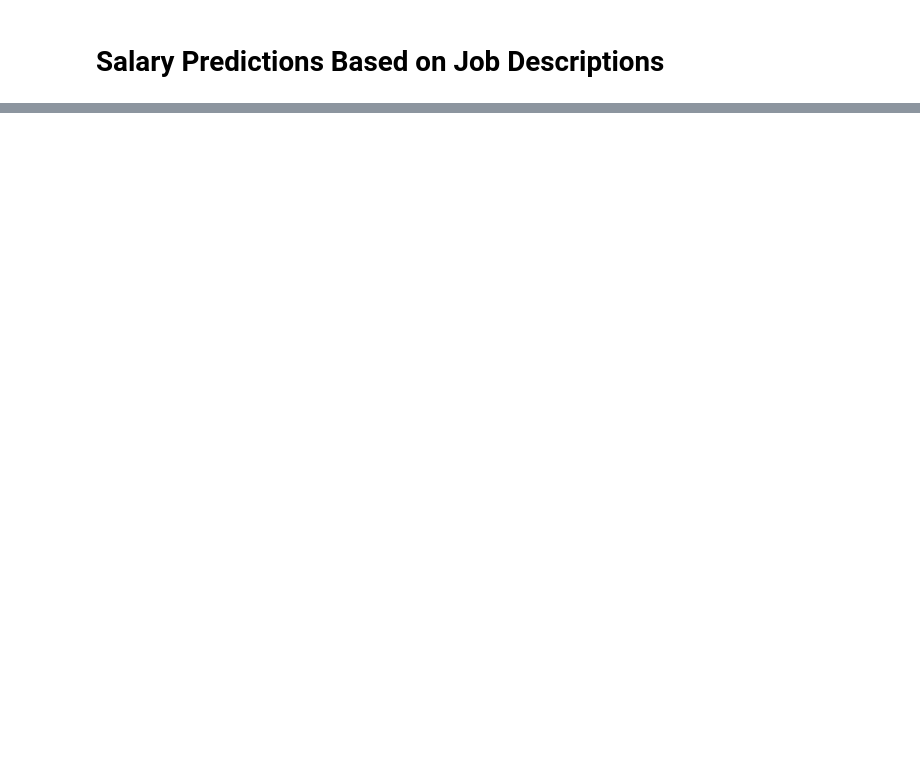
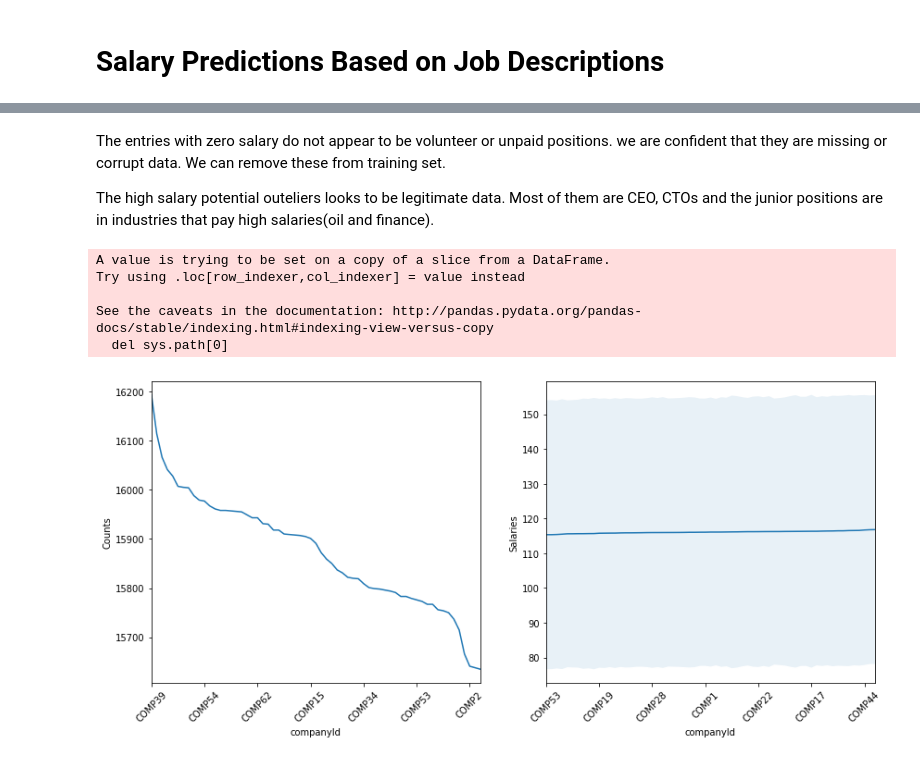
Before and after one commit to Niroop93/salaryprediction, a Jupyter notebook: Salary Prediction Project.ipynb, the cells around one changed output, grey strips where cells are left out. Saved outputs shown, nothing was run; the diff lists cells and outputs as text; code cells hidden in the pictures; blank space fills up the shorter version.

```diff
--- a/Salary Prediction Project.ipynb
+++ b/Salary Prediction Project.ipynb
@@ -90,0 +294,51 @@ We'll skip this step since we don't have the outcomes for the test data
+# %% [markdown]
+The entries with zero salary do not appear to be volunteer or unpaid positions. we are confident that they are missing or corrupt data. We can remove these from training set.
+
+The high salary potential outeliers looks to be legitimate data. Most of them are CEO, CTOs and the junior positions are in industries that pay high salaries(oil and finance).
+# %%
+#Remove data zero salary
+train_df = train_df[train_df.salary > 8.5]
+# %%
+def plot_feature(df, col):
+    '''
+    Make plot for each features
+    '''
+    plt.figure(figsize=(14, 6))
+    plt.subplot(1,2,1)
+    if df[col].dtype == 'int64':
+        df[col].value_counts().sort_index().plot()
+    else:
+        #change the categorical variable to category type and order their level by the mean salary
+        #in each category
+        mean = df.groupby(col)['salary'].mean()
+        df[col] = df[col].astype('category')
+        levels = mean.sort_values().index.tolist()
+        df[col].cat.reorder_categories(levels, inplace=True)
+        df[col].value_counts().plot()
+    plt.xticks(rotation=45)
+    plt.xlabel(col)
+    plt.ylabel('Counts')
+    plt.subplot(1,2,2)
+
+    if df[col].dtype == 'int64' or col == 'companyId':
+        #plot the mean salary for each category and fill between  the (mean - std, mean + std)
+        mean = df.groupby(col)['salary'].mean()
+        std = df.groupby(col)['salary'].std()
+        mean.plot()
+        plt.fill_between(range(len(std.index)), mean.values - std.values, mean.values + std.values, \
+                        alpha = 0.1)
+    else:
+        sns.boxplot(x=col, y='salary', data=df)
+
+    plt.xticks(rotation=45)
+    plt.ylabel('Salaries')
+    plt.show()
+# %%
+plot_feature(train_df, 'companyId')
+# %% [output]
+A value is trying to be set on a copy of a slice from a DataFrame.
+Try using .loc[row_indexer,col_indexer] = value instead
+
+See the caveats in the documentation: http://pandas.pydata.org/pandas-docs/stable/indexing.html#indexing-view-versus-copy
+  del sys.path[0]
+[figure, added]
```
Also changed, not shown: parts of 90 cells of this notebook.
